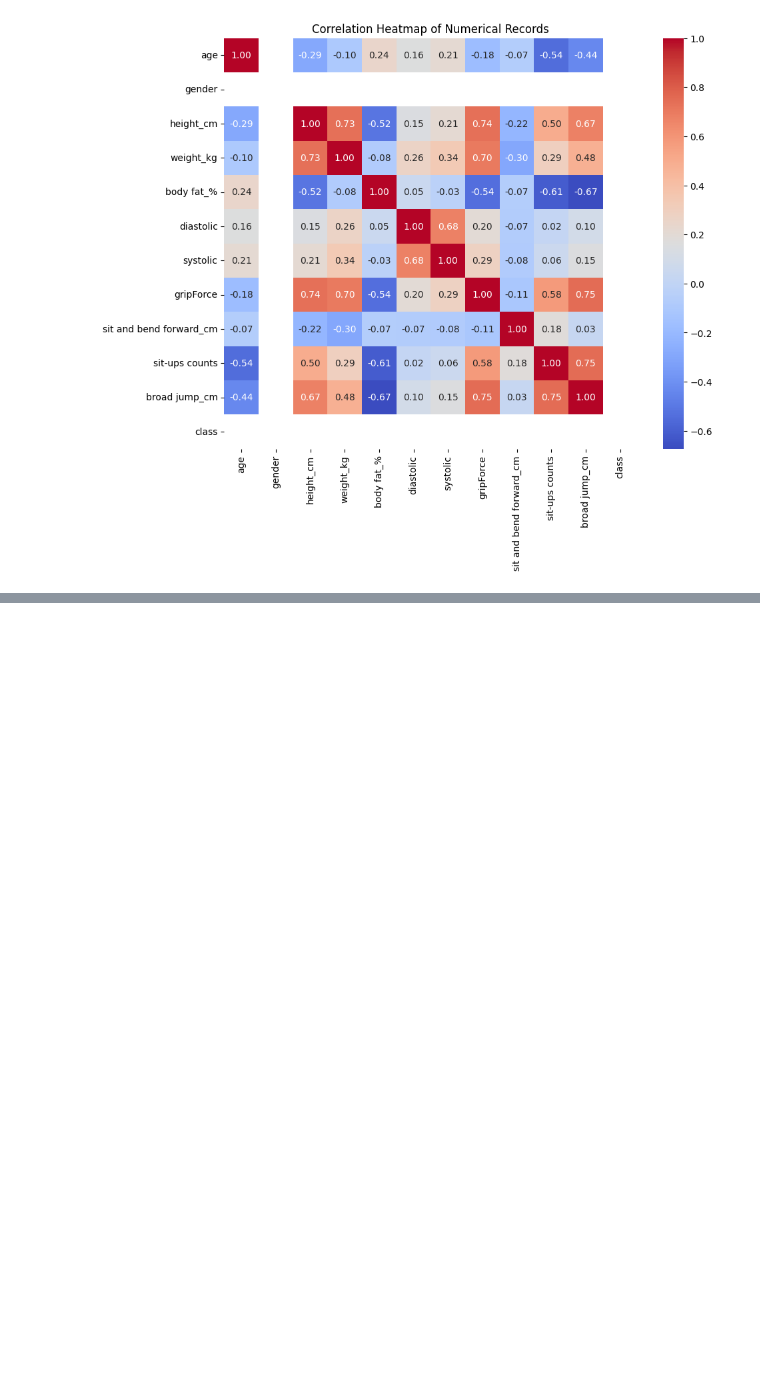
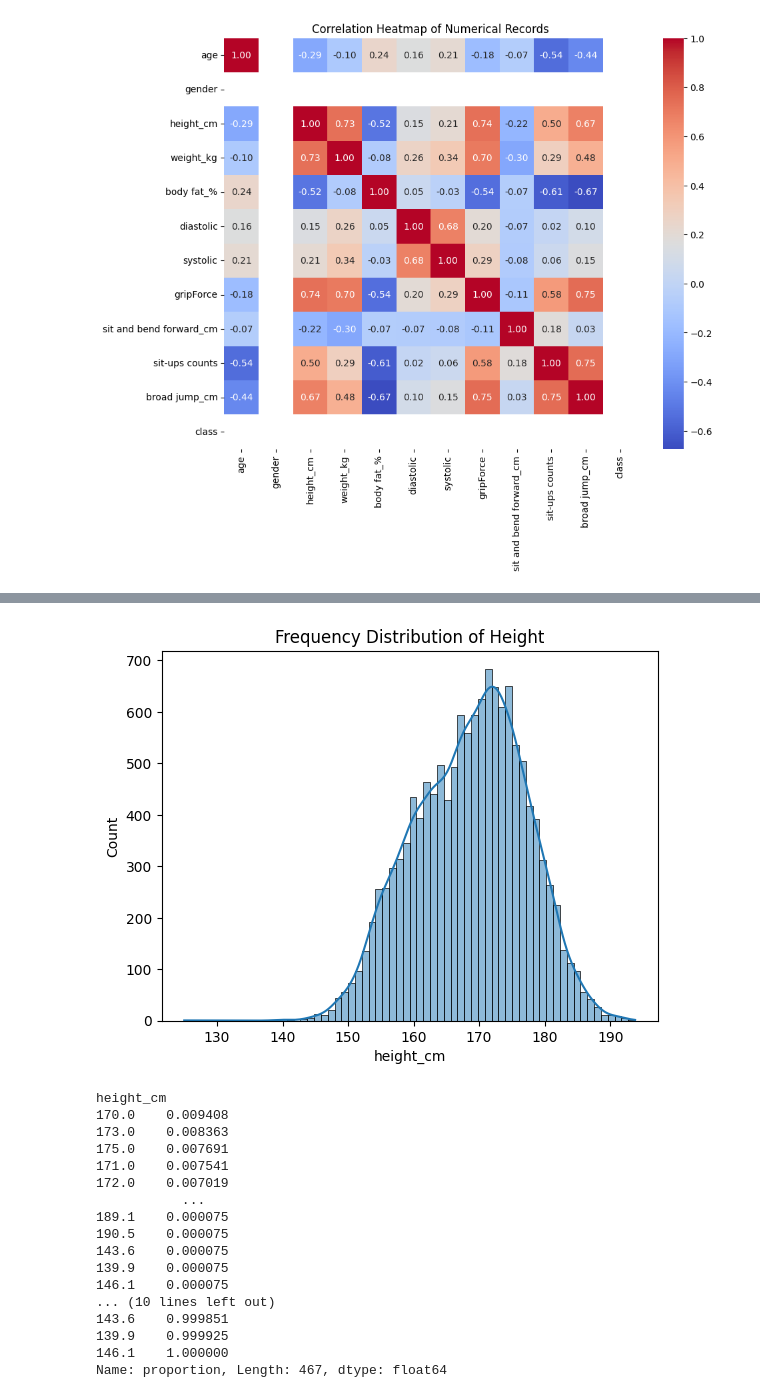
Before and after one commit to amitanshupanigrahi2704/EDA-, a Jupyter notebook: 21BDS0244.ipynb, the cells around one changed output, grey strips where cells are left out. Drawn from its saved outputs; the diff is of its cells as text; code cells hidden in the pictures; blank space fills up the shorter version.

```diff
--- a/21BDS0244.ipynb
+++ b/21BDS0244.ipynb
@@ -397,0 +400,15 @@ cor:             0.7349092849336101
+# %%
+import pandas as pd
+import numpy as np
+import seaborn as sns
+import matplotlib.pyplot as plt
+from scipy import stats
+from sklearn.preprocessing import StandardScaler
+from mpl_toolkits.mplot3d import Axes3D
+
+# Load dataset
+url = "https://raw.githubusercontent.com/salemprakash/EDA/main/Data/bodyPerformance.csv"
+df = pd.read_csv(url)
+
+# Preview data
+print(df.head())
@@ -397,0 +497,32 @@ cor:             0.7349092849336101
+# %%
+# Frequency Distribution
+sns.histplot(df['height_cm'], kde=True)
+plt.title('Frequency Distribution of Height')
+plt.show()
+
+# Relative Frequency
+freq = df['height_cm'].value_counts(normalize=True)
+print(freq)
+
+# Cumulative Frequency
+cumulative_freq = freq.cumsum()
+print(cumulative_freq)
+# %% [output]
+[figure, added]
+height_cm
+170.0    0.009408
+173.0    0.008363
+175.0    0.007691
+171.0    0.007541
+172.0    0.007019
+           ...
+189.1    0.000075
+190.5    0.000075
+143.6    0.000075
+139.9    0.000075
+146.1    0.000075
+... (10 lines left out)
+143.6    0.999851
+139.9    0.999925
+146.1    1.000000
+Name: proportion, Length: 467, dtype: float64
```
Also changed, not shown: parts of 18 cells of this notebook.
